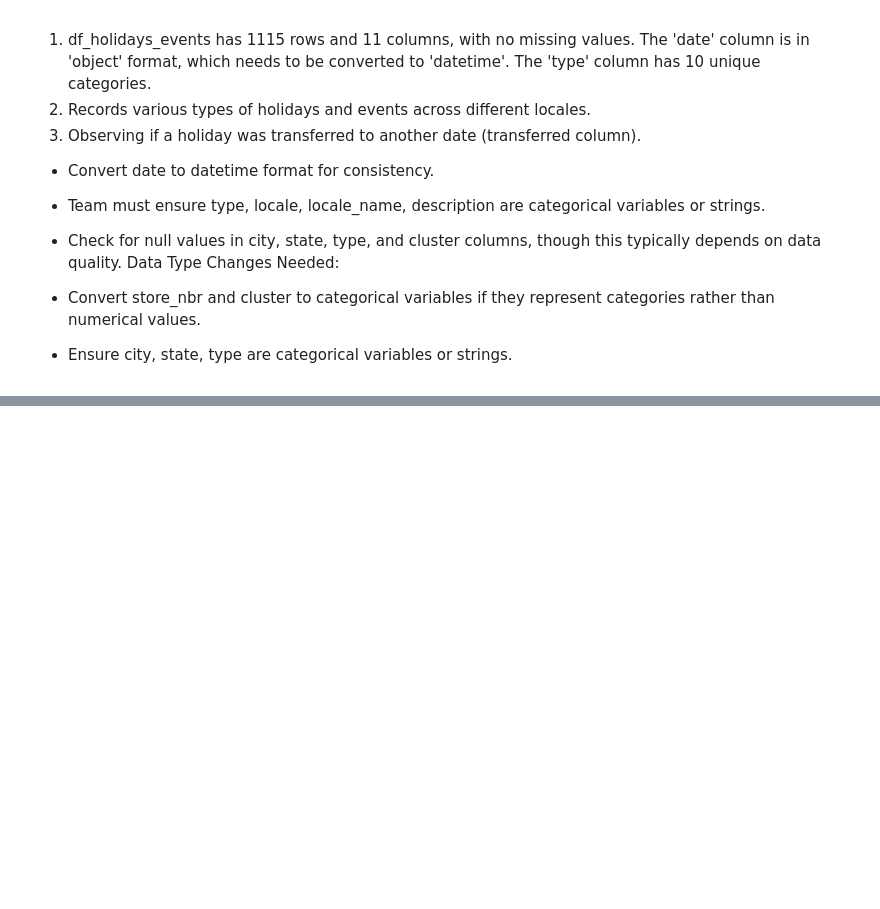
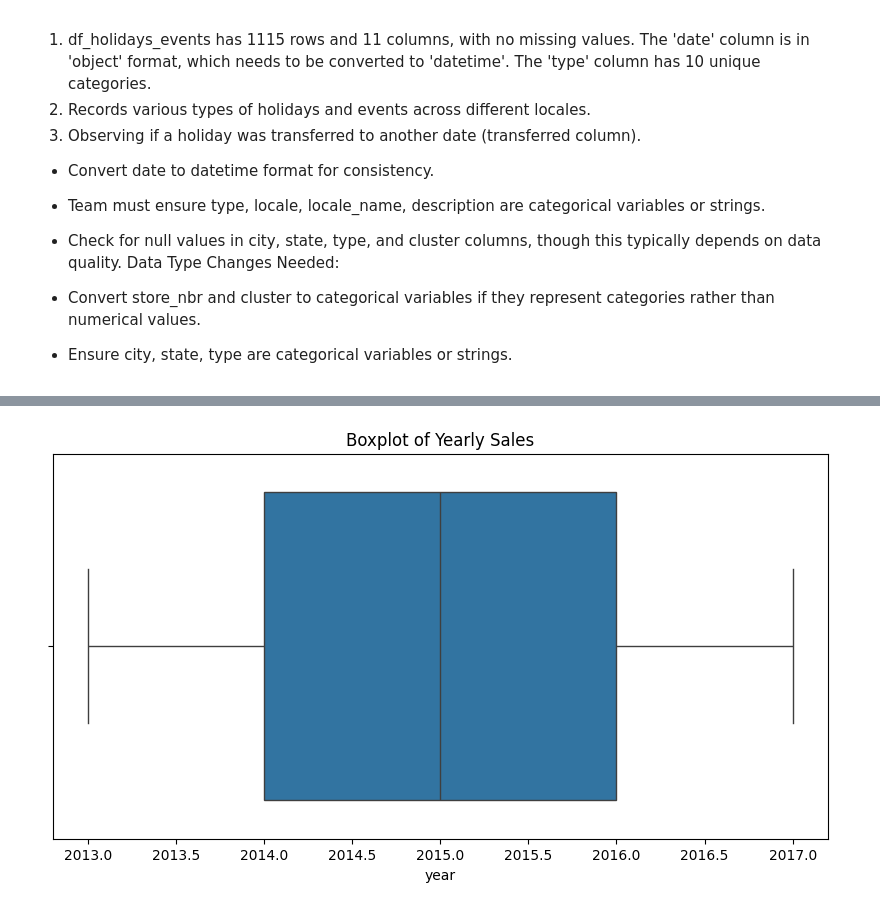
Before and after one commit to FUNMS/Regression-Project-, a Jupyter notebook: notebooks/main.ipynb, the cells around one changed output, grey strips where cells are left out. Cells and saved outputs as stored; diff of their text form; code cells hidden in the pictures; blank space fills up the shorter version.

```diff
--- a/notebooks/main.ipynb
+++ b/notebooks/main.ipynb
@@ -397,0 +690,4 @@ dtype: int64
+# %%
+# Dropping the Id column since it will not be relevant for the visualizations
+
+train_data = train_data.drop(columns= ['id'])
@@ -397,0 +838,7 @@ dtype: int64
+# %%
+plt.figure(figsize = (10,5))
+sns.boxplot(train_data['year'], orient = 'h')
+plt.title('Boxplot of Yearly Sales')
+plt.show()
+# %% [output]
+[figure, added]
```
Also changed, not shown: parts of 223 cells of this notebook.
